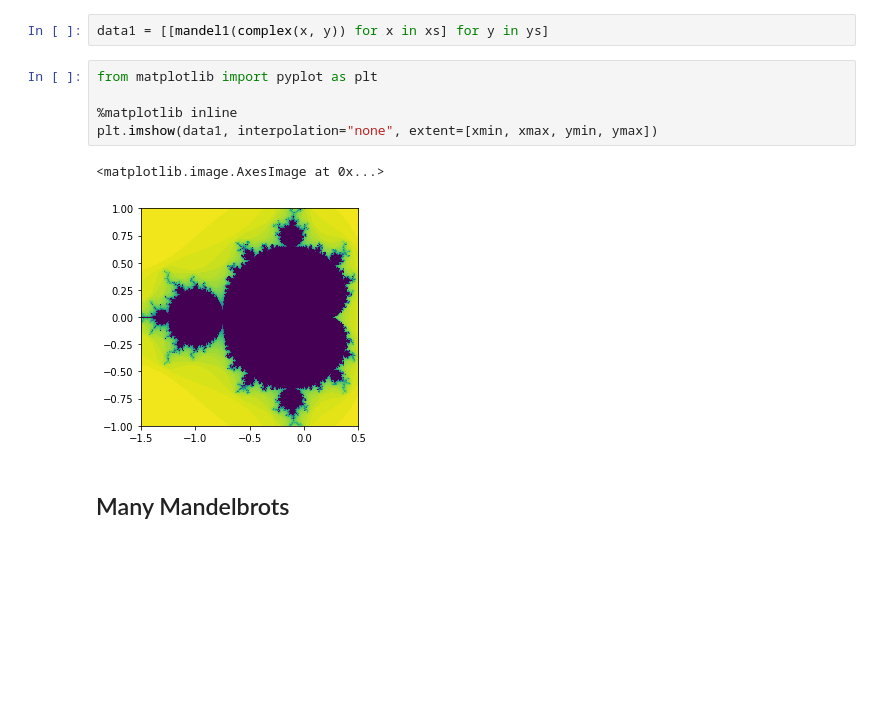
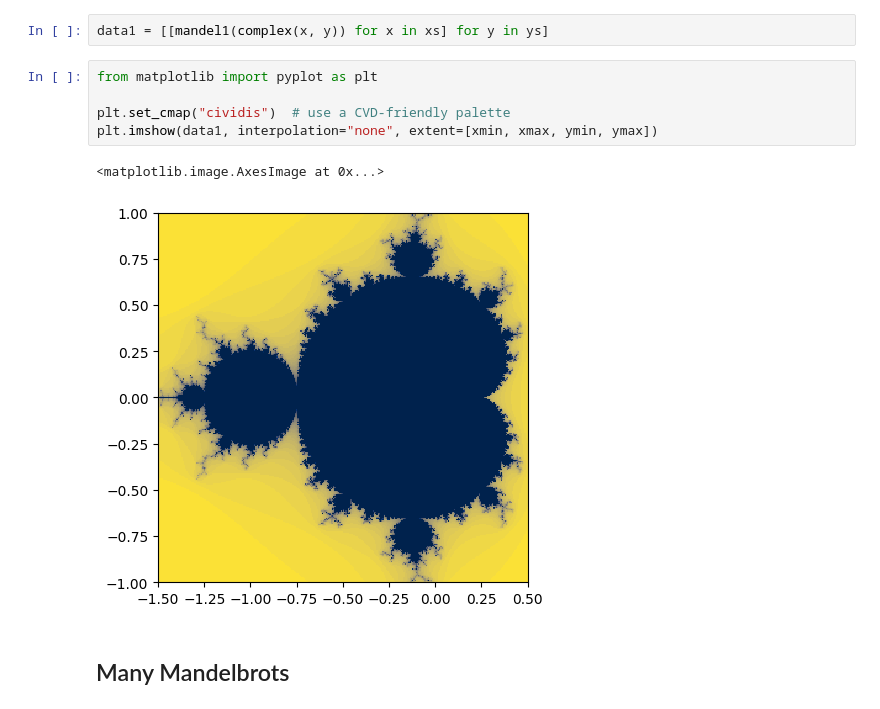
Before and after one commit to alan-turing-institute/rse-course, a Jupyter notebook: module09_programming_for_speed/09_01_optimising_mandelbrot.ipynb, the cells around one changed output. Saved outputs shown, nothing was run; the diff lists cells and outputs as text; blank space fills up the shorter version.

```diff
--- a/module09_programming_for_speed/09_01_optimising_mandelbrot.ipynb
+++ b/module09_programming_for_speed/09_01_optimising_mandelbrot.ipynb
@@ -28,11 +28,11 @@ data1 = [[mandel1(complex(x, y)) for x in xs] for y in ys]
 # %%
 from matplotlib import pyplot as plt
 
-%matplotlib inline
+plt.set_cmap("cividis")  # use a CVD-friendly palette
 plt.imshow(data1, interpolation="none", extent=[xmin, xmax, ymin, ymax])
 # %% [output]
 <matplotlib.image.AxesImage at 0x...>
-[figure, old version]
+[figure, new version]
 # %% [markdown]
 ## Many Mandelbrots
 # %% [markdown]
```
Also changed, not shown: parts of 6 cells of this notebook, 3 other files.
